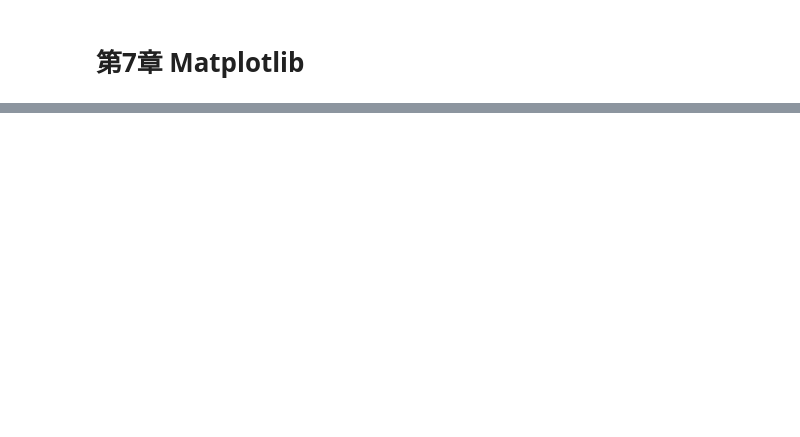
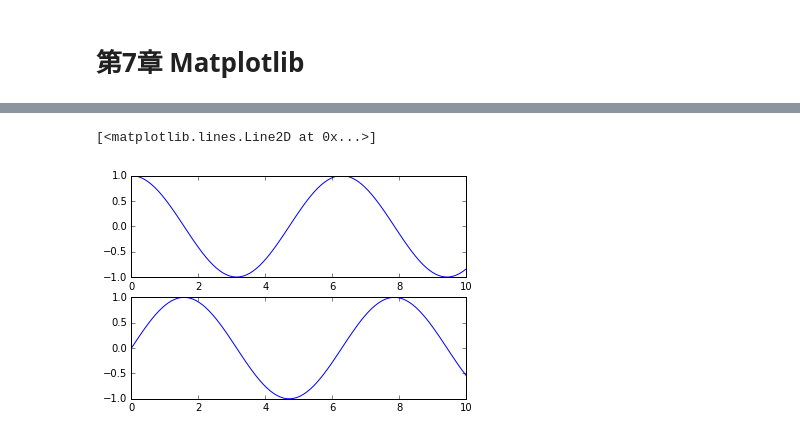
Before and after one commit to ShixiangWang/pybook, a Jupyter notebook: 07-matplotlib.ipynb, the cells around one changed output, grey strips where cells are left out. Saved outputs shown, nothing was run; the diff lists cells and outputs as text; code cells hidden in the pictures; blank space fills up the shorter version.

```diff
--- a/07-matplotlib.ipynb
+++ b/07-matplotlib.ipynb
@@ -128,0 +169,15 @@ In [4]: import numpy as np
+# %%
+# 创建一个图形
+plt.figure()
+
+# 创建两个子图面板
+# 创建第1个子图
+plt.subplot(2, 1, 1)
+plt.plot(x, np.cos(x))  # 绘制图形
+
+# 创建第2个子图
+plt.subplot(2, 1, 2)
+plt.plot(x, np.sin(x))  # 绘制图形
+# %% [output]
+[<matplotlib.lines.Line2D at 0x...>]
+[figure, added]
```
Also changed, not shown: parts of 25 cells of this notebook, 4 other files.
